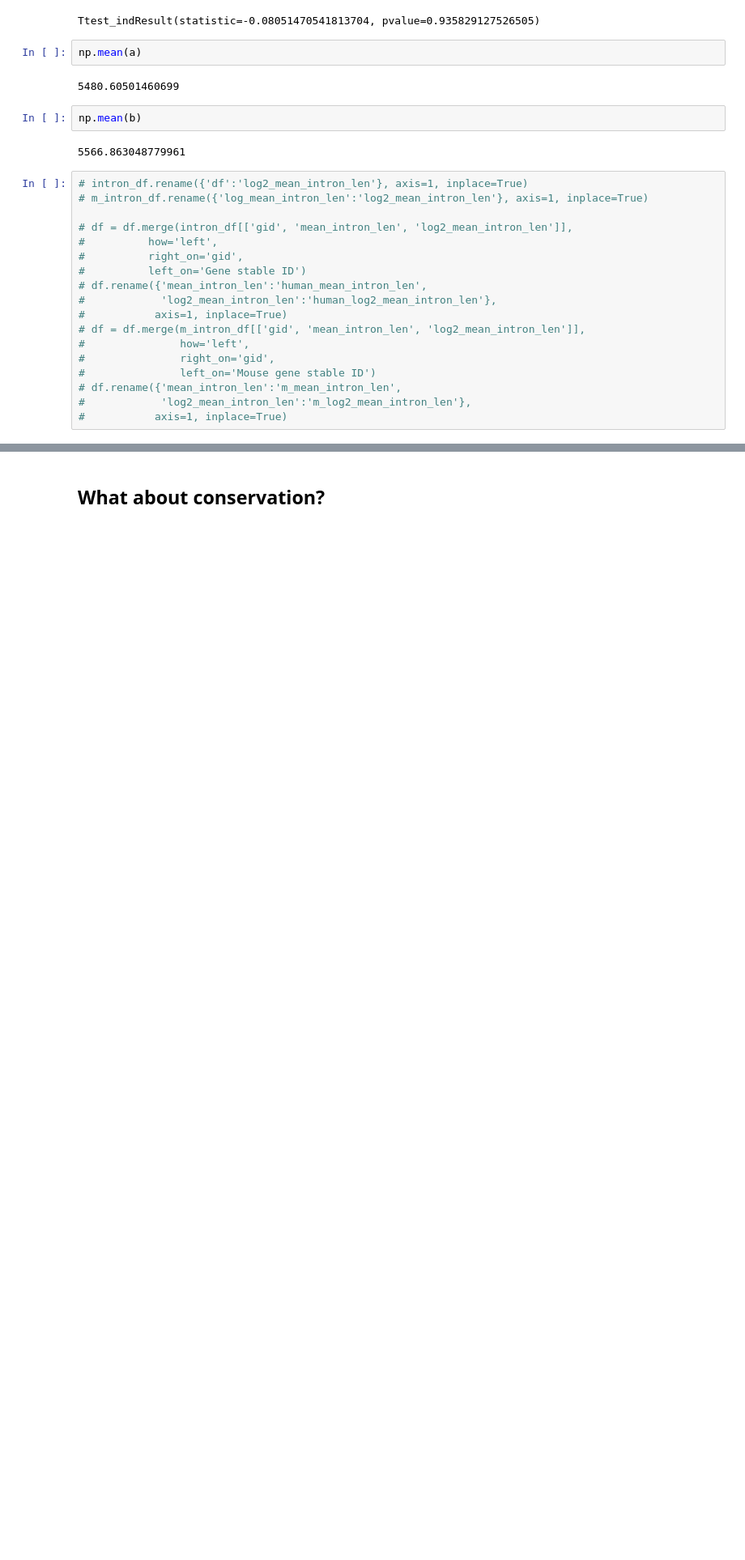
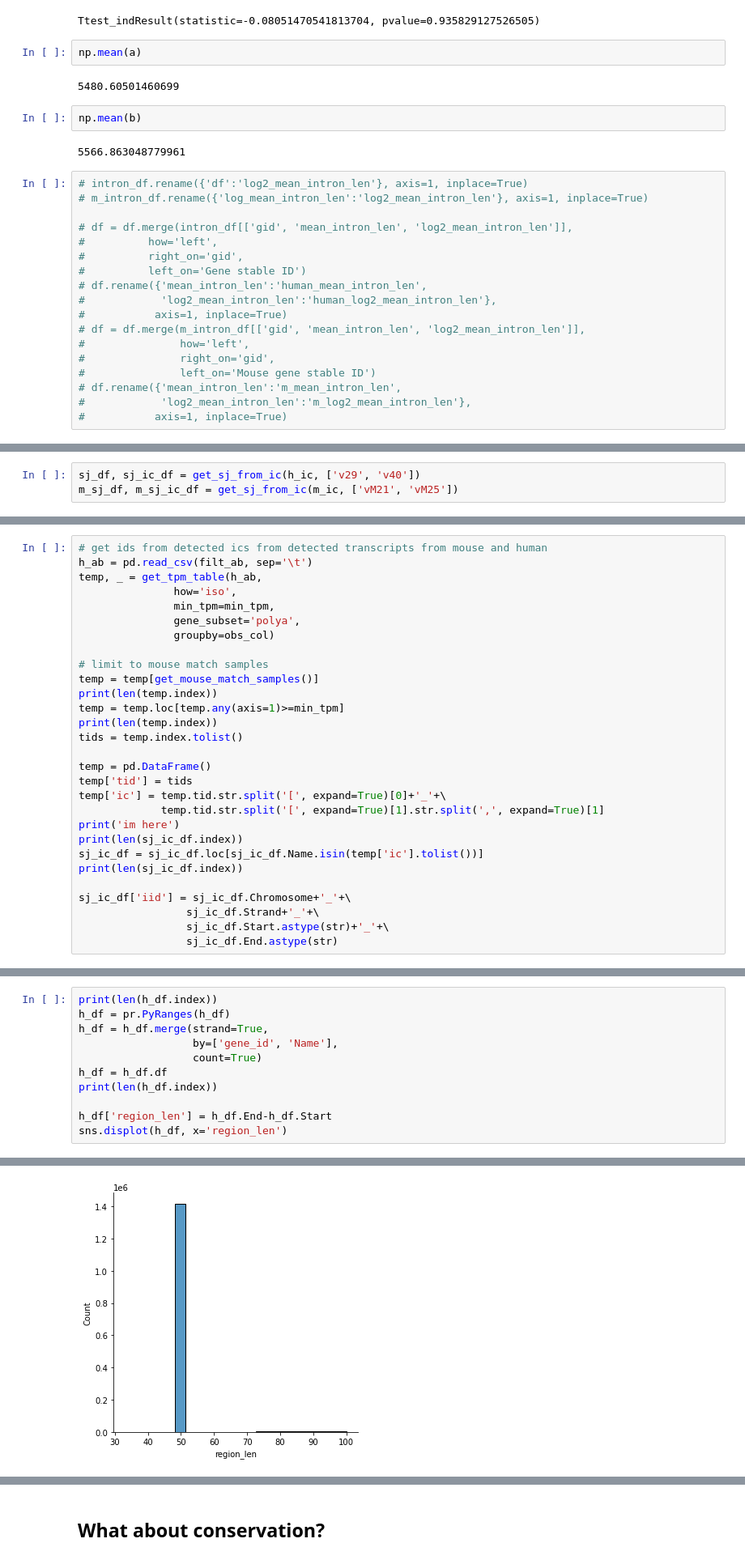
Before and after one commit to fairliereese/paper_rnawg, a Jupyter notebook: figures_revisions/revisions/human_mouse_cons_features.ipynb, the cells around one changed output, grey strips where cells are left out. Shown at 81% size. Saved outputs shown, nothing was run; the diff lists cells and outputs as text; blank space fills up the shorter version.

```diff
--- a/figures_revisions/revisions/human_mouse_cons_features.ipynb
+++ b/figures_revisions/revisions/human_mouse_cons_features.ipynb
@@ -683,0 +767,3 @@ np.mean(b)
+# %%
+sj_df, sj_ic_df = get_sj_from_ic(h_ic, ['v29', 'v40'])
+m_sj_df, m_sj_ic_df = get_sj_from_ic(m_ic, ['vM21', 'vM25'])
@@ -683,0 +773,29 @@ np.mean(b)
+# %%
+# get ids from detected ics from detected transcripts from mouse and human
+h_ab = pd.read_csv(filt_ab, sep='\t')
+temp, _ = get_tpm_table(h_ab,
+               how='iso',
+               min_tpm=min_tpm,
+               gene_subset='polya',
+               groupby=obs_col)
+
+# limit to mouse match samples
+temp = temp[get_mouse_match_samples()]
+print(len(temp.index))
+temp = temp.loc[temp.any(axis=1)>=min_tpm]
+print(len(temp.index))
+tids = temp.index.tolist()
+
+temp = pd.DataFrame()
+temp['tid'] = tids
+temp['ic'] = temp.tid.str.split('[', expand=True)[0]+'_'+\
+             temp.tid.str.split('[', expand=True)[1].str.split(',', expand=True)[1]
+print('im here')
+print(len(sj_ic_df.index))
+sj_ic_df = sj_ic_df.loc[sj_ic_df.Name.isin(temp['ic'].tolist())]
+print(len(sj_ic_df.index))
+
+sj_ic_df['iid'] = sj_ic_df.Chromosome+'_'+\
+                 sj_ic_df.Strand+'_'+\
+                 sj_ic_df.Start.astype(str)+'_'+\
+                 sj_ic_df.End.astype(str)
@@ -683,0 +920,12 @@ np.mean(b)
+# %%
+print(len(h_df.index))
+h_df = pr.PyRanges(h_df)
+h_df = h_df.merge(strand=True,
+                  by=['gene_id', 'Name'],
+                  count=True)
+h_df = h_df.df
+print(len(h_df.index))
+
+h_df['region_len'] = h_df.End-h_df.Start
+sns.displot(h_df, x='region_len')
+# %% [output]
@@ -683,0 +935 @@ np.mean(b)
+[figure, added]
```
Also changed, not shown: parts of 36 cells of this notebook.
